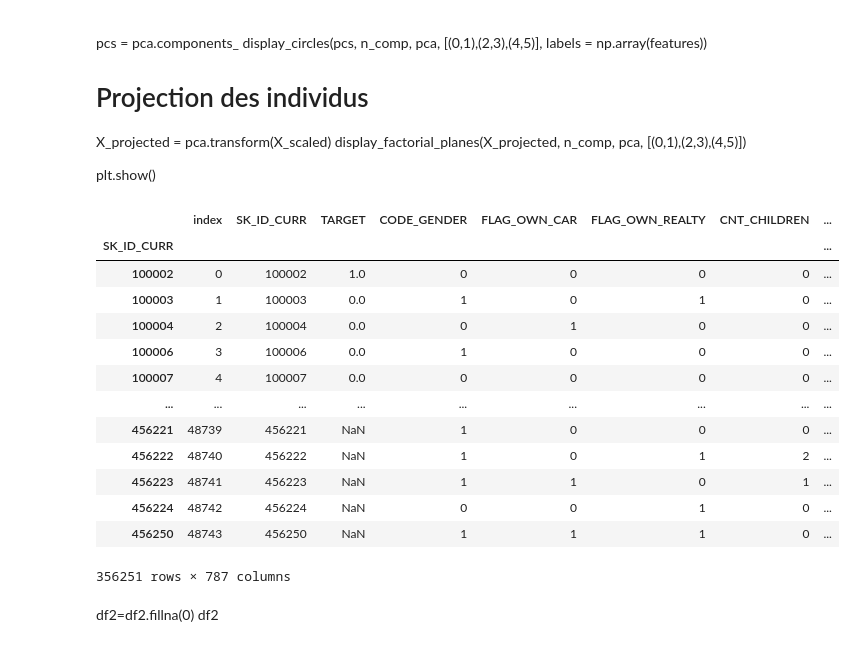
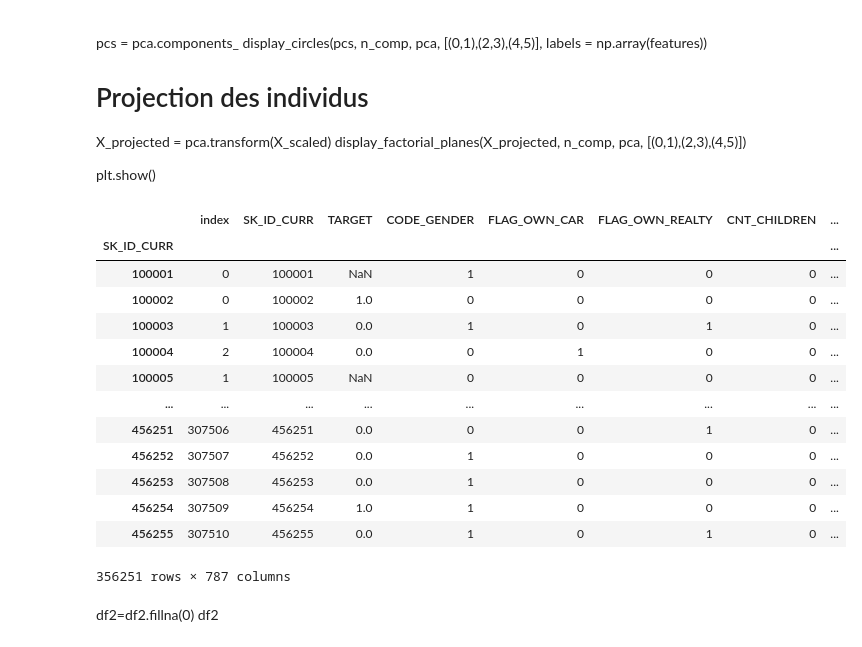
Before and after one commit to theophild/Projet7, a Jupyter notebook: P7_Code.ipynb, the cells around one changed output. Cells and saved outputs as stored; diff of their text form; code cells hidden in the pictures.

```diff
--- a/P7_Code.ipynb
+++ b/P7_Code.ipynb
@@ -707,23 +707,23 @@ display_factorial_planes(X_projected, n_comp, pca, [(0,1),(2,3),(4,5)])
 
 plt.show()
 # %%
-df2=df
+df2=df.sort_values(by=['SK_ID_CURR'],ascending=True)
 df2.index=df2['SK_ID_CURR']
 df2
 # %% [output]
 |  | index | SK_ID_CURR | TARGET | CODE_GENDER | FLAG_OWN_CAR | FLAG_OWN_REALTY | CNT_CHILDREN | ... |
 | SK_ID_CURR |  |  |  |  |  |  |  | ... |
+| 100001 | 0 | 100001 | NaN | 1 | 0 | 0 | 0 | ... |
 | 100002 | 0 | 100002 | 1.0 | 0 | 0 | 0 | 0 | ... |
 | 100003 | 1 | 100003 | 0.0 | 1 | 0 | 1 | 0 | ... |
 | 100004 | 2 | 100004 | 0.0 | 0 | 1 | 0 | 0 | ... |
-| 100006 | 3 | 100006 | 0.0 | 1 | 0 | 0 | 0 | ... |
-| 100007 | 4 | 100007 | 0.0 | 0 | 0 | 0 | 0 | ... |
+| 100005 | 1 | 100005 | NaN | 0 | 0 | 0 | 0 | ... |
 | ... | ... | ... | ... | ... | ... | ... | ... | ... |
-| 456221 | 48739 | 456221 | NaN | 1 | 0 | 0 | 0 | ... |
-| 456222 | 48740 | 456222 | NaN | 1 | 0 | 1 | 2 | ... |
-| 456223 | 48741 | 456223 | NaN | 1 | 1 | 0 | 1 | ... |
-| 456224 | 48742 | 456224 | NaN | 0 | 0 | 1 | 0 | ... |
-| 456250 | 48743 | 456250 | NaN | 1 | 1 | 1 | 0 | ... |
+| 456251 | 307506 | 456251 | 0.0 | 0 | 0 | 1 | 0 | ... |
+| 456252 | 307507 | 456252 | 0.0 | 1 | 0 | 0 | 0 | ... |
+| 456253 | 307508 | 456253 | 0.0 | 1 | 0 | 0 | 0 | ... |
+| 456254 | 307509 | 456254 | 1.0 | 1 | 0 | 0 | 0 | ... |
+| 456255 | 307510 | 456255 | 0.0 | 1 | 0 | 1 | 0 | ... |
 356251 rows × 787 columns
 # %% [markdown]
 df2=df2.fillna(0)
```
Also changed, not shown: parts of 38 cells of this notebook.
